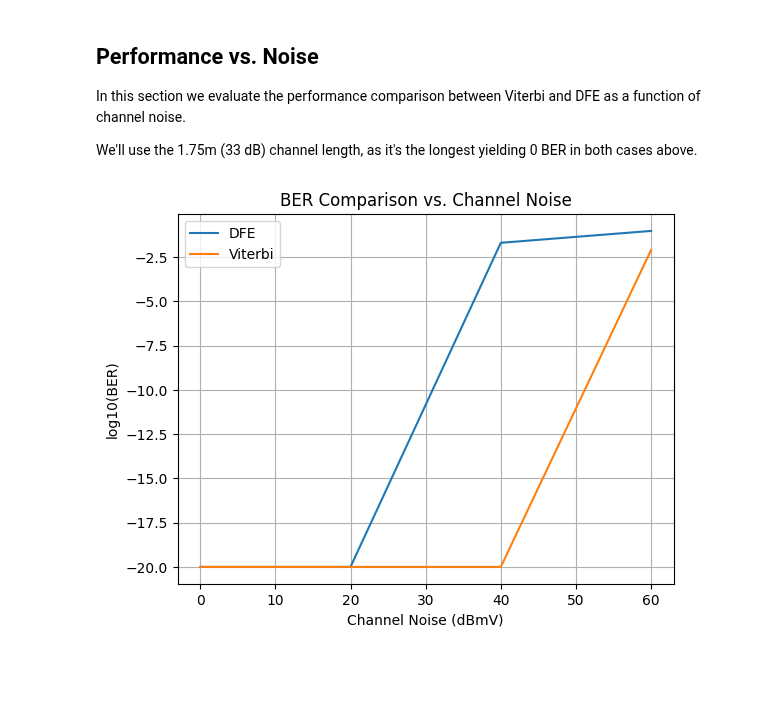
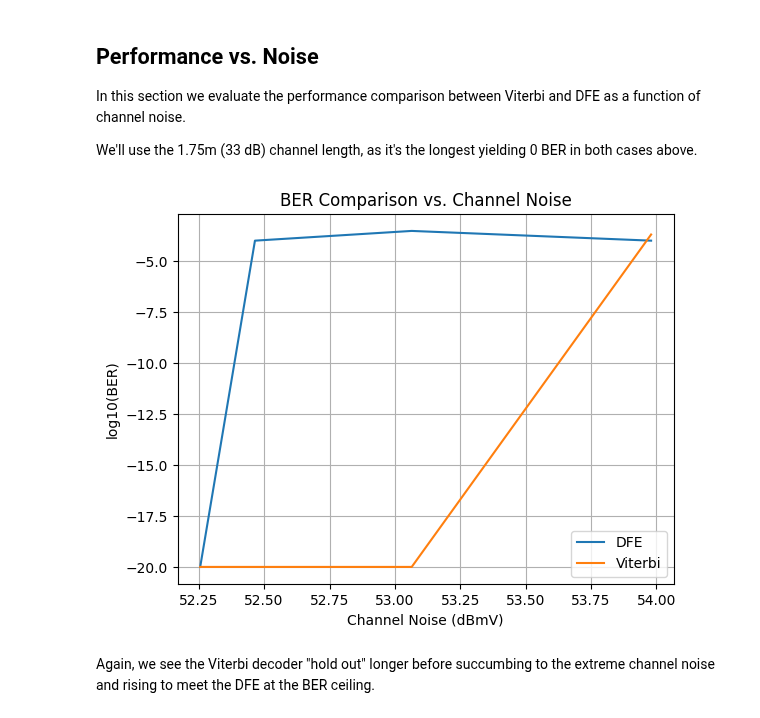
Before and after one commit to capn-freako/PyBERT, a Jupyter notebook: misc/ViterbiTesting/ViterbiTesting.ipynb, the cells around one changed output. Drawn from its saved outputs; the diff is of its cells as text; code cells hidden in the pictures; blank space fills up the shorter version.

Commit message:
Completed `ViterbiTesting.ipynb` Jupyter notebook.

```diff
--- a/misc/ViterbiTesting/ViterbiTesting.ipynb
+++ b/misc/ViterbiTesting/ViterbiTesting.ipynb
@@ -103,7 +105,7 @@ We'll use the 1.75m (33 dB) channel length, as it's the longest yielding 0 BER i
 # %%
 bit_errs_dfe_noise     = []
 bit_errs_viterbi_noise = []
-noise_sigmas     = [0.001, 0.01, 0.1, 1.0]
+noise_sigmas     = [0.41, 0.42, 0.45, 0.50]
 thePyBERT.load_configuration("chnl_1p75.yaml")
 thePyBERT.rx_use_viterbi     = True
 thePyBERT.rx_viterbi_symbols = N_TAPS
@@ -119,14 +121,16 @@ for noise_sigma in noise_sigmas:
     bit_errs_viterbi_noise.append(thePyBERT.bit_errs_viterbi)
 # %%
 plt.plot(20 * safe_log10(np.array(noise_sigmas) / 1e-3),
-         safe_log10(np.array(bit_errs_dfe) / 10_000), label="DFE")
+         safe_log10(np.array(bit_errs_dfe_noise) / 10_000), label="DFE")
 plt.plot(20 * safe_log10(np.array(noise_sigmas) / 1e-3),
-         safe_log10(np.array(bit_errs_viterbi) / 10_000), label="Viterbi")
+         safe_log10(np.array(bit_errs_viterbi_noise) / 10_000), label="Viterbi")
 plt.title("BER Comparison vs. Channel Noise")
 plt.xlabel("Channel Noise (dBmV)")
 plt.ylabel("log10(BER)")
 plt.grid()
 plt.legend()
 plt.show()
 # %% [output]
-[figure, old version]
+[figure, new version]
+# %% [markdown]
+Again, we see the Viterbi decoder "hold out" longer before succumbing to the extreme channel noise and rising to meet the DFE at the BER ceiling.
```
Also changed, not shown: parts of 8 cells of this notebook, 2 other files.
